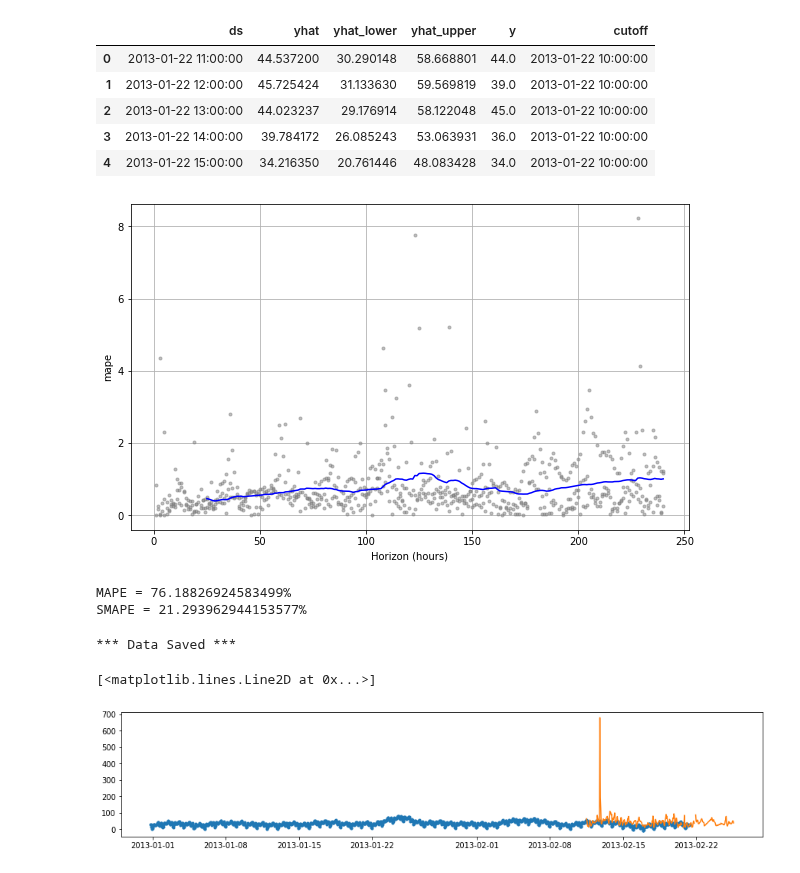
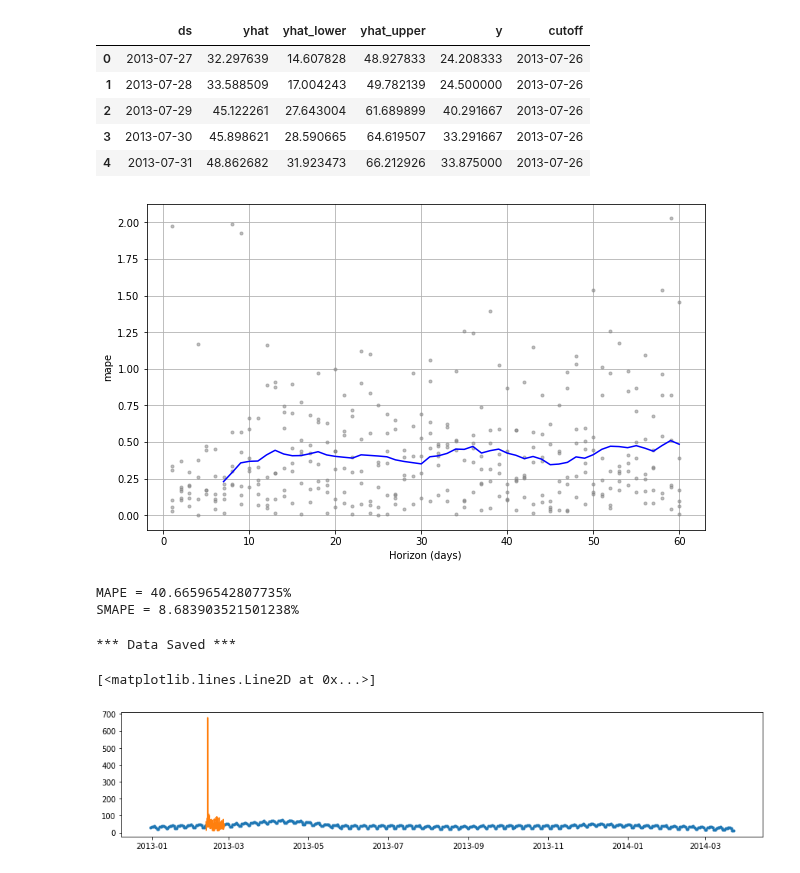
Before and after one commit to aety/insight, a Jupyter notebook: RATP/air/pickleToData_PROPHET.ipynb, the cells around one changed output. Drawn from its saved outputs; the diff is of its cells as text; code cells hidden in the pictures.

```diff
--- a/RATP/air/pickleToData_PROPHET.ipynb
+++ b/RATP/air/pickleToData_PROPHET.ipynb
@@ -3,13 +3,23 @@
 import json
 import pandas as pd
 
+# hourly data
 data = pd.read_pickle('franklin-d-roosevelt/airQualityDataframe-franklin-d-roosevelt-PM10.pkl')
 data = data.sort_values(by=['ds'])
-df.y.dropna()
-df = data[0:1000]
+data['just_date'] = data['ds'].dt.date
+df_h = data[0:10000]
+
+# group by date
+df_d = df_h.groupby(['just_date'],squeeze=True).mean()
+df_d.columns = ['_'.join(col).strip() for col in df_d.columns.values]
+df_d = df_d.reset_index()
+df_d.columns = ['ds','y'] # rename column
 
 import matplotlib.pyplot as plt
-pd.plotting.register_matplotlib_converters() # this resolves some issues with data type
 plt.figure(figsize=(15,3))
-plt.plot(df['ds'],df['y'])
+plt.plot(df_d['ds'],df_d['y'])
+plt.title('by date')
+plt.figure(figsize=(15,3))
+plt.plot(df_h['ds'],df_h['y'])
+plt.title('by hour')
 # %% [output]
@@ -18,8 +29,9 @@ plt.plot(df['ds'],df['y'])
 # %%
+df = df_d
 from fbprophet import Prophet
 m = Prophet(changepoint_prior_scale=1) #  Increasing scale will make the trend more flexible:
 m.fit(df)
-future = m.make_future_dataframe(periods=240, freq='H')
+future = m.make_future_dataframe(periods=30, freq='D')
 forecast = m.predict(future)
 pd.plotting.register_matplotlib_converters() # this resolves some issues with data type
 fig = m.plot(forecast)
@@ -31,6 +44,6 @@ INFO:fbprophet:Disabling yearly seasonality. Run prophet with yearly_seasonality
 # %%
 # PROPHET validation
 from fbprophet.diagnostics import cross_validation
-df_cv = cross_validation(m, initial='20 days', period='5 days', horizon ='10 days') # horizon: forecast ; initial: training (default: 3x horizon);
+df_cv = cross_validation(m, initial='180 days', period='30 days', horizon ='60 days') # horizon: forecast ; initial: training (default: 3x horizon);
 df_cv.head()
 # %% [output]
@@ -38,9 +51,9 @@ INFO:fbprophet:Making 3 forecasts with cutoffs between 2013-01-22 10:00:00 and 2
 |  | ds | yhat | yhat_lower | yhat_upper | y | cutoff |
-| 0 | 2013-01-22 11:00:00 | 44.537200 | 30.290148 | 58.668801 | 44.0 | 2013-01-22 10:00:00 |
-| 1 | 2013-01-22 12:00:00 | 45.725424 | 31.133630 | 59.569819 | 39.0 | 2013-01-22 10:00:00 |
-| 2 | 2013-01-22 13:00:00 | 44.023237 | 29.176914 | 58.122048 | 45.0 | 2013-01-22 10:00:00 |
-| 3 | 2013-01-22 14:00:00 | 39.784172 | 26.085243 | 53.063931 | 36.0 | 2013-01-22 10:00:00 |
-| 4 | 2013-01-22 15:00:00 | 34.216350 | 20.761446 | 48.083428 | 34.0 | 2013-01-22 10:00:00 |
+| 0 | 2013-07-27 | 32.297639 | 14.607828 | 48.927833 | 24.208333 | 2013-07-26 |
+| 1 | 2013-07-28 | 33.588509 | 17.004243 | 49.782139 | 24.500000 | 2013-07-26 |
+| 2 | 2013-07-29 | 45.122261 | 27.643004 | 61.689899 | 40.291667 | 2013-07-26 |
+| 3 | 2013-07-30 | 45.898621 | 28.590665 | 64.619507 | 33.291667 | 2013-07-26 |
+| 4 | 2013-07-31 | 48.862682 | 31.923473 | 66.212926 | 33.875000 | 2013-07-26 |
 # %%
 # Performance metrics
 from fbprophet.diagnostics import performance_metrics
@@ -56,7 +69,7 @@ df_p.head()
 from fbprophet.plot import plot_cross_validation_metric
 fig = plot_cross_validation_metric(df_cv, metric='mape')
 # %% [output]
-[figure, old version]
+[figure, new version]
 # %%
 # Percentage errors
 mape = 100*sum(abs( (df_cv.yhat - df_cv.y) / df_cv.y) ) / len(df_cv) # MAPE
@@ -64,8 +77,8 @@ smape = 100*sum( abs(df_cv.yhat - df_cv.y) / (abs(df_cv.yhat) + abs(df_cv.y)) )
 print('MAPE = ' + str(mape) + '%')
 print('SMAPE = ' + str(smape) + '%')
 # %% [output]
-MAPE = 76.18826924583499%
-SMAPE = 21.293962944153577%
+MAPE = 40.66596542807735%
+SMAPE = 8.683903521501238%
 # %%
 #import pickle
 #pkl_path = "franklin-d-roosevelt/PM10_m.pkl"
@@ -84,4 +97,4 @@ plt.plot(forecast.ds,forecast.yhat,marker='.')
 plt.plot(data.ds[1001:1340],data.y[1001:1340])
 # %% [output]
 [<matplotlib.lines.Line2D at 0x...>]
-[figure, old version]
+[figure, new version]
```
Also changed, not shown: parts of 3 cells of this notebook.
